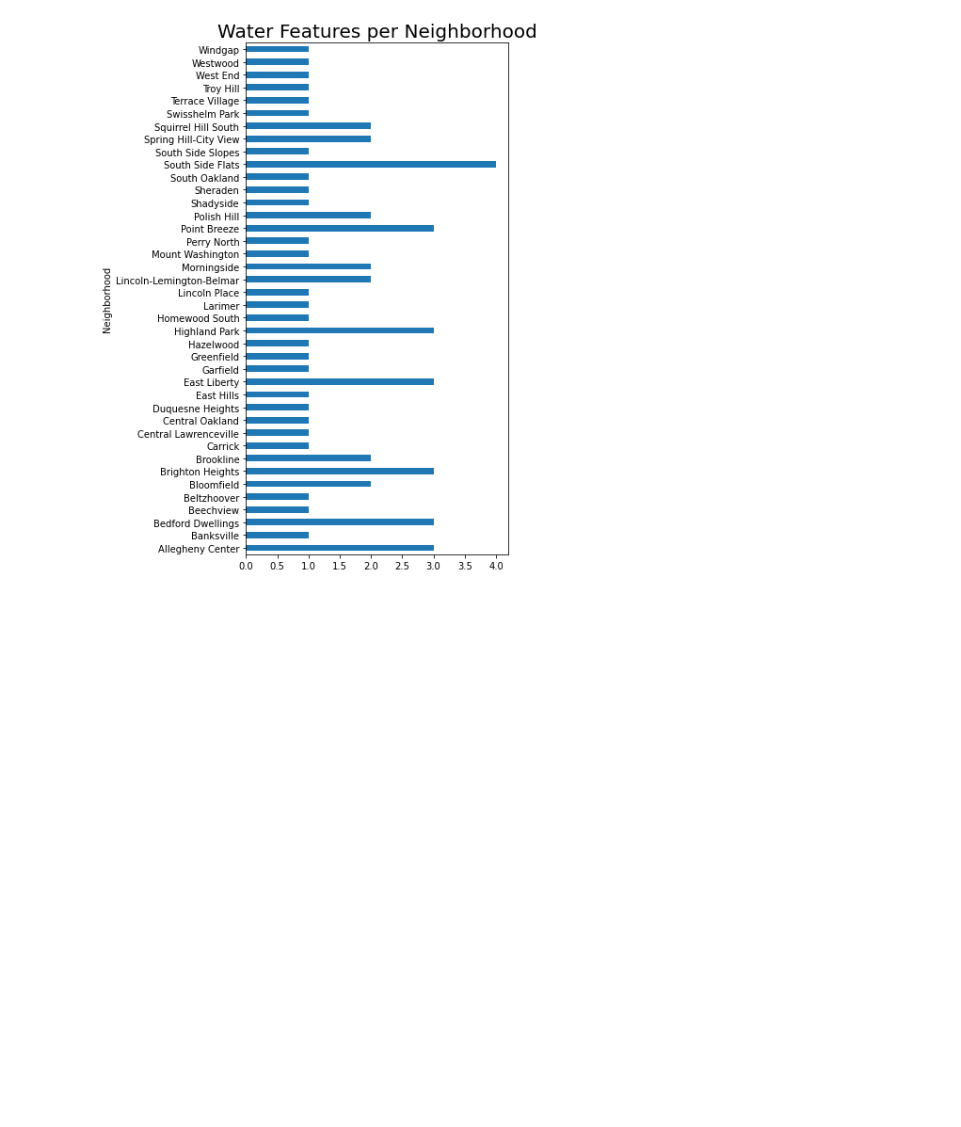
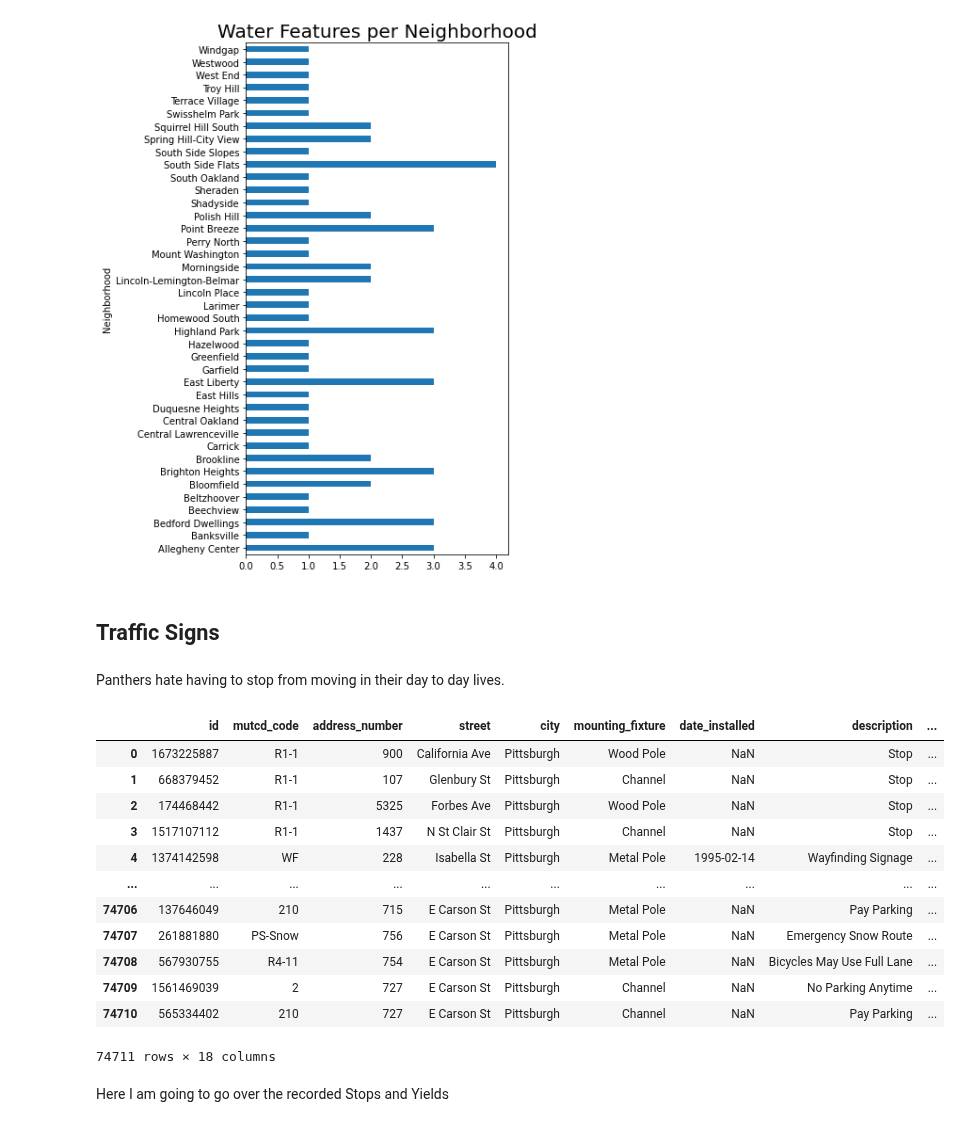
Before and after one commit to pjp401/CMPINF0010-Final-Project, a Jupyter notebook: FinalProject.ipynb, the cells around one changed output. Saved outputs shown, nothing was run; the diff lists cells and outputs as text; code cells hidden in the pictures; blank space fills up the shorter version.

```diff
--- a/FinalProject.ipynb
+++ b/FinalProject.ipynb
@@ -66,3 +66,7 @@ water = water.plot(kind = "barh", figsize = (5,10), title = "Water Features per
 water.axes.title.set_size(20)
 # %% [output]
 [figure]
+# %% [markdown]
+## Traffic Signs
+# %% [markdown]
+Panthers hate having to stop from moving in their day to day lives.
@@ -68,0 +76,18 @@ water.axes.title.set_size(20)
+# %%
+cityTrafficSignals
+# %% [output]
+|  | id | mutcd_code | address_number | street | city | mounting_fixture | date_installed | description | ... |
+| 0 | 1673225887 | R1-1 | 900 | California Ave | Pittsburgh | Wood Pole | NaN | Stop | ... |
+| 1 | 668379452 | R1-1 | 107 | Glenbury St | Pittsburgh | Channel | NaN | Stop | ... |
+| 2 | 174468442 | R1-1 | 5325 | Forbes Ave | Pittsburgh | Wood Pole | NaN | Stop | ... |
+| 3 | 1517107112 | R1-1 | 1437 | N St Clair St | Pittsburgh | Channel | NaN | Stop | ... |
+| 4 | 1374142598 | WF | 228 | Isabella St | Pittsburgh | Metal Pole | 1995-02-14 | Wayfinding Signage | ... |
+| ... | ... | ... | ... | ... | ... | ... | ... | ... | ... |
+| 74706 | 137646049 | 210 | 715 | E Carson St | Pittsburgh | Metal Pole | NaN | Pay Parking | ... |
+| 74707 | 261881880 | PS-Snow | 756 | E Carson St | Pittsburgh | Metal Pole | NaN | Emergency Snow Route | ... |
+| 74708 | 567930755 | R4-11 | 754 | E Carson St | Pittsburgh | Metal Pole | NaN | Bicycles May Use Full Lane | ... |
+| 74709 | 1561469039 | 2 | 727 | E Carson St | Pittsburgh | Channel | NaN | No Parking Anytime | ... |
+| 74710 | 565334402 | 210 | 727 | E Carson St | Pittsburgh | Channel | NaN | Pay Parking | ... |
+74711 rows × 18 columns
+# %% [markdown]
+Here I am going to go over the recorded Stops and Yields
```
Also changed, not shown: parts of 10 cells of this notebook.
